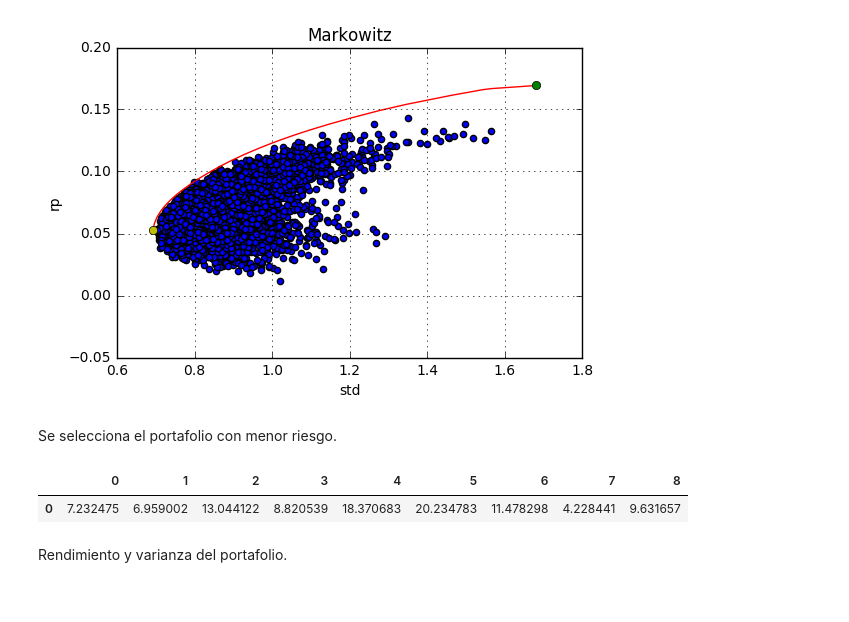
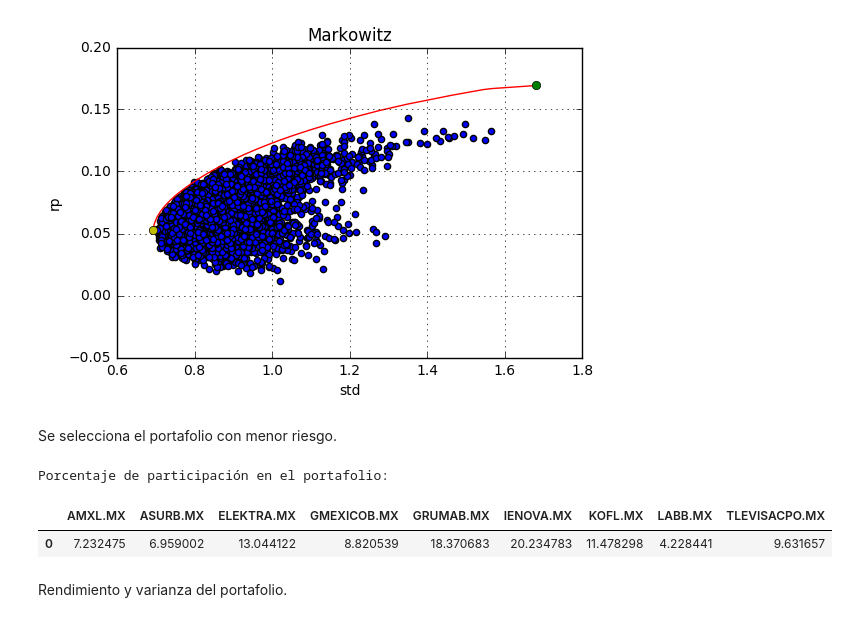
Before and after one commit to RHDZMOTA/simulacion_riesgos, a Jupyter notebook: p1/Trabajo 01 Simulación de Riesgos Financieros.ipynb, the cells around one changed output. Cells and saved outputs as stored; diff of their text form; code cells hidden in the pictures.

Commit message:
add probability tables

```diff
--- a/p1/Trabajo 01 Simulación de Riesgos Financieros.ipynb
+++ b/p1/Trabajo 01 Simulación de Riesgos Financieros.ipynb
@@ -1312,10 +1312,16 @@ Se selecciona el portafolio con menor riesgo.
 # %%
 # Select final portfolio
 
 w_opt_matrix = w_opt_list[-1]
-pd.DataFrame(100*w_opt_matrix)
+
+print('Porcentaje de participación en el portafolio:')
+
+df = pd.DataFrame(100*w_opt_matrix)
+df.columns = returns.columns
+df
 # %% [output]
+Porcentaje de participación en el portafolio:
-|  | 0 | 1 | 2 | 3 | 4 | 5 | 6 | 7 | 8 |
+|  | AMXL.MX | ASURB.MX | ELEKTRA.MX | GMEXICOB.MX | GRUMAB.MX | IENOVA.MX | KOFL.MX | LABB.MX | TLEVISACPO.MX |
 | 0 | 7.232475 | 6.959002 | 13.044122 | 8.820539 | 18.370683 | 20.234783 | 11.478298 | 4.228441 | 9.631657 |
 # %%
 w_opt = np.asarray(w_opt_matrix).reshape(-1)
```
Also changed, not shown: parts of 4 cells of this notebook.
